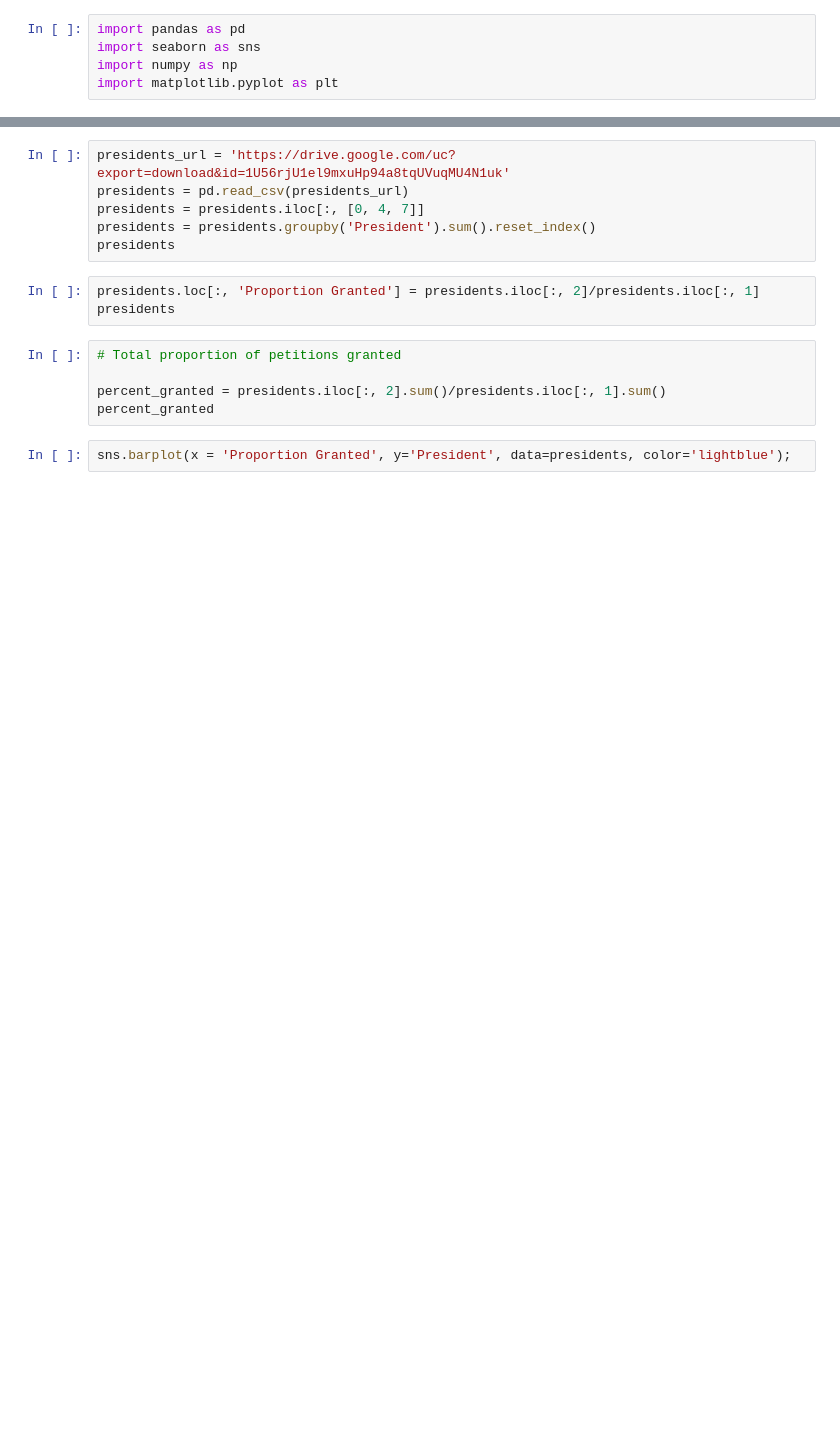
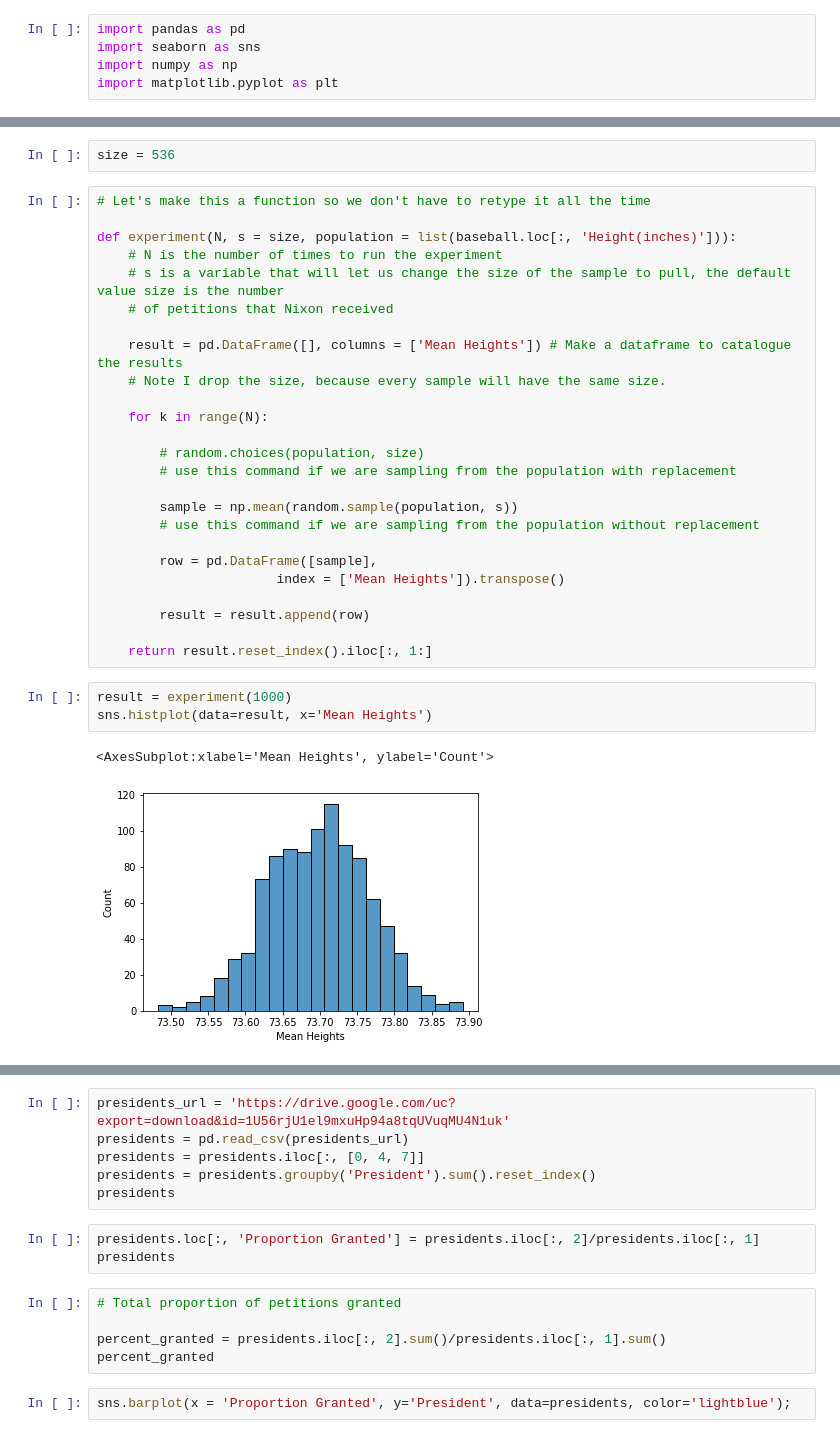
Before and after one commit to virgilpierce/STAT_111, a Jupyter notebook: Class 9-28 Hypothesis Testing by Resampling.ipynb, the cells around one changed output, grey strips where cells are left out. Saved outputs shown, nothing was run; the diff lists cells and outputs as text; blank space fills up the shorter version.

```diff
--- a/Class 9-28 Hypothesis Testing by Resampling.ipynb
+++ b/Class 9-28 Hypothesis Testing by Resampling.ipynb
@@ -5,0 +140,33 @@ import matplotlib.pyplot as plt
+# %%
+size = 536
+# %%
+# Let's make this a function so we don't have to retype it all the time
+
+def experiment(N, s = size, population = list(baseball.loc[:, 'Height(inches)'])):
+    # N is the number of times to run the experiment
+    # s is a variable that will let us change the size of the sample to pull, the default value size is the number
+    # of petitions that Nixon received
+
+    result = pd.DataFrame([], columns = ['Mean Heights']) # Make a dataframe to catalogue the results
+    # Note I drop the size, because every sample will have the same size.
+
+    for k in range(N):
+
+        # random.choices(population, size)
+        # use this command if we are sampling from the population with replacement
+
+        sample = np.mean(random.sample(population, s))
+        # use this command if we are sampling from the population without replacement
+
+        row = pd.DataFrame([sample],
+                       index = ['Mean Heights']).transpose()
+
+        result = result.append(row)
+
+    return result.reset_index().iloc[:, 1:]
+# %%
+result = experiment(1000)
+sns.histplot(data=result, x='Mean Heights')
+# %% [output]
+<AxesSubplot:xlabel='Mean Heights', ylabel='Count'>
+[figure, added]
```
Also changed, not shown: parts of 23 cells of this notebook.
